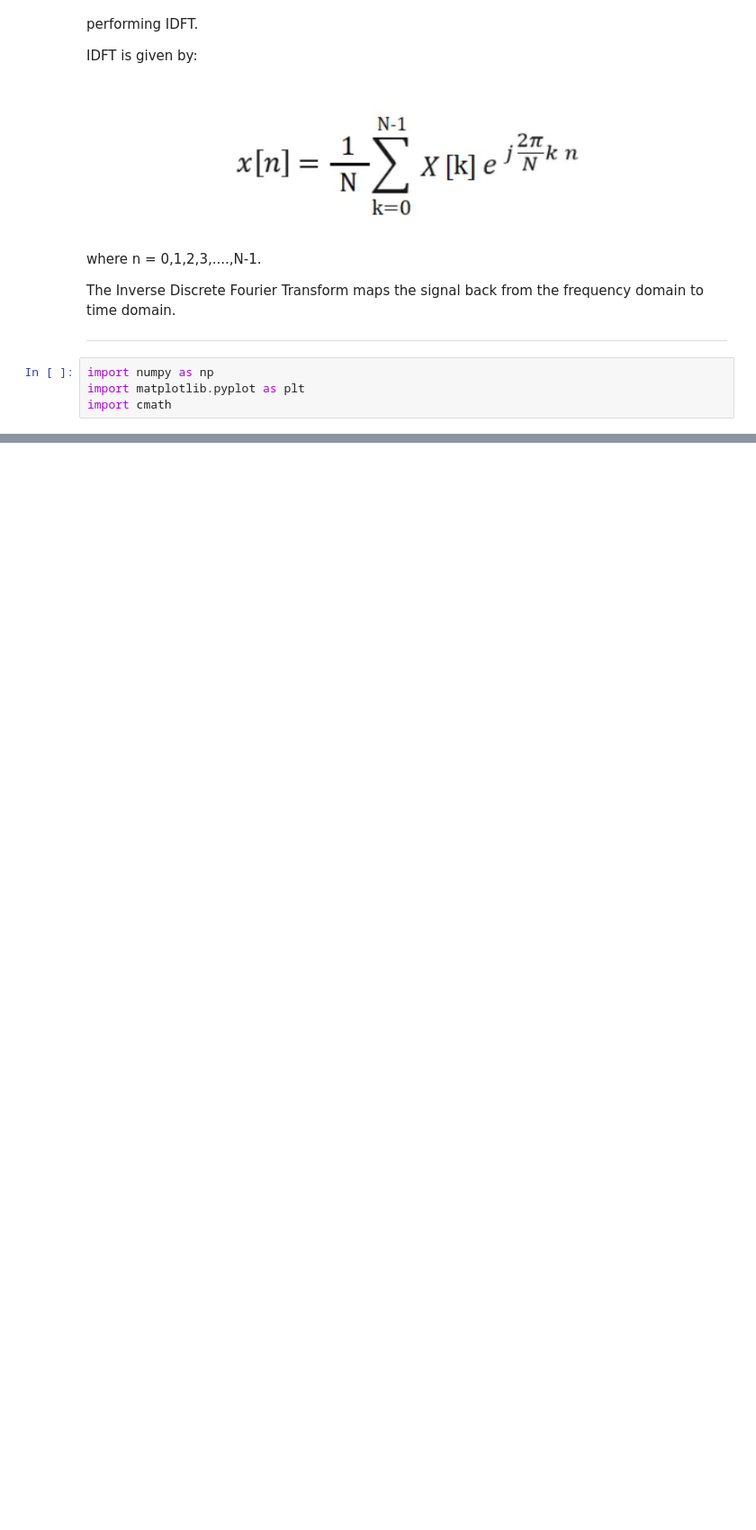
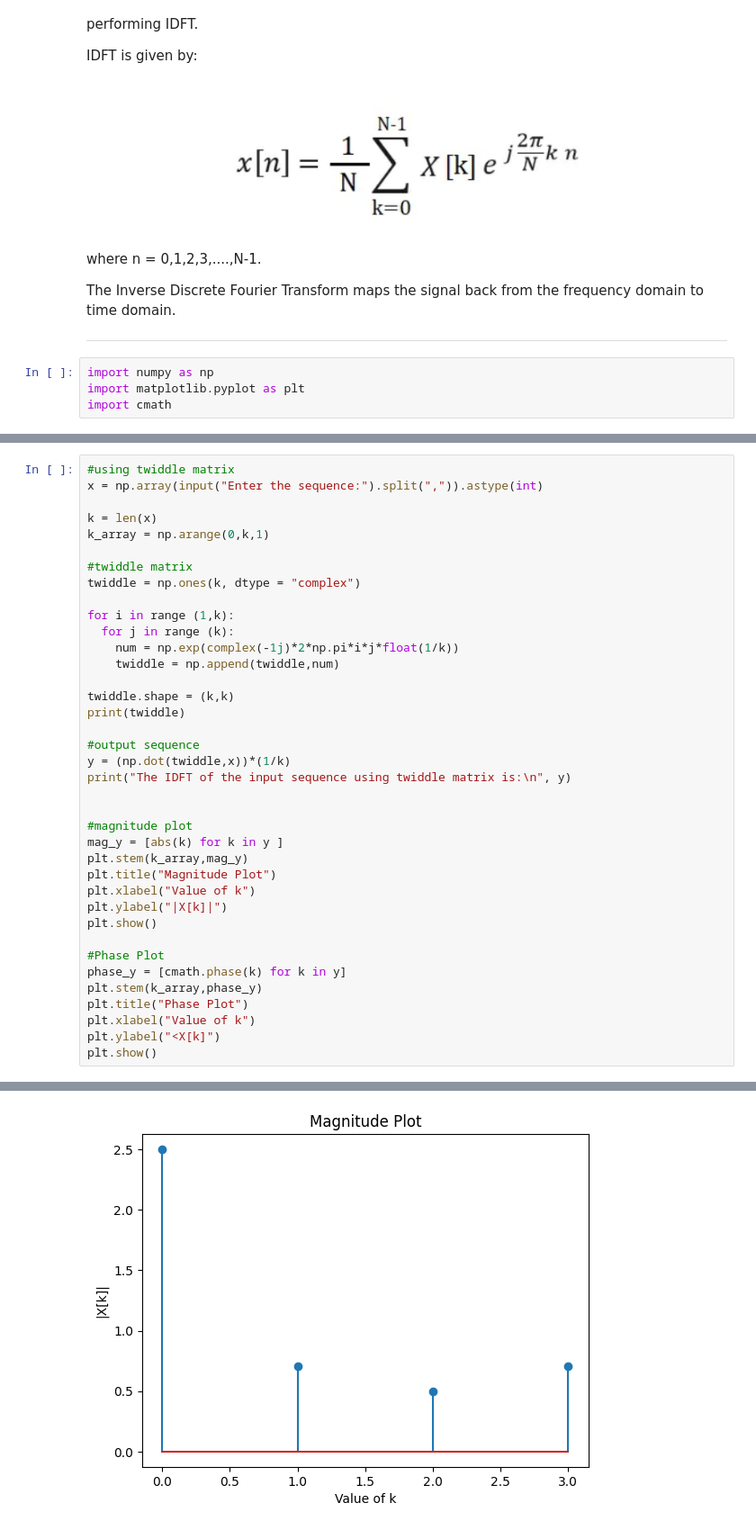
Before and after one commit to alitaspaul/DSP-LAB, a Jupyter notebook: Experiment6_DSP.ipynb, the cells around one changed output, grey strips where cells are left out. Shown at 90% size. Saved outputs shown, nothing was run; the diff lists cells and outputs as text; blank space fills up the shorter version.

```diff
--- a/Experiment6_DSP.ipynb
+++ b/Experiment6_DSP.ipynb
@@ -156,2 +154,41 @@ The IDFT using in-build python function:
 [figure]
 [figure]
+# %%
+#using twiddle matrix
+x = np.array(input("Enter the sequence:").split(",")).astype(int)
+
+k = len(x)
+k_array = np.arange(0,k,1)
+
+#twiddle matrix
+twiddle = np.ones(k, dtype = "complex")
+
+for i in range (1,k):
+  for j in range (k):
+    num = np.exp(complex(-1j)*2*np.pi*i*j*float(1/k))
+    twiddle = np.append(twiddle,num)
+
+twiddle.shape = (k,k)
+print(twiddle)
+
+#output sequence
+y = (np.dot(twiddle,x))*(1/k)
+print("The IDFT of the input sequence using twiddle matrix is:\n", y)
+
+
+#magnitude plot
+mag_y = [abs(k) for k in y ]
+plt.stem(k_array,mag_y)
+plt.title("Magnitude Plot")
+plt.xlabel("Value of k")
+plt.ylabel("|X[k]|")
+plt.show()
+
+#Phase Plot
+phase_y = [cmath.phase(k) for k in y]
+plt.stem(k_array,phase_y)
+plt.title("Phase Plot")
+plt.xlabel("Value of k")
+plt.ylabel("<X[k]")
+plt.show()
+# %% [output]
@@ -157,0 +207 @@ The IDFT using in-build python function:
+[figure, added]
```
Also changed, not shown: parts of 2 cells of this notebook.
